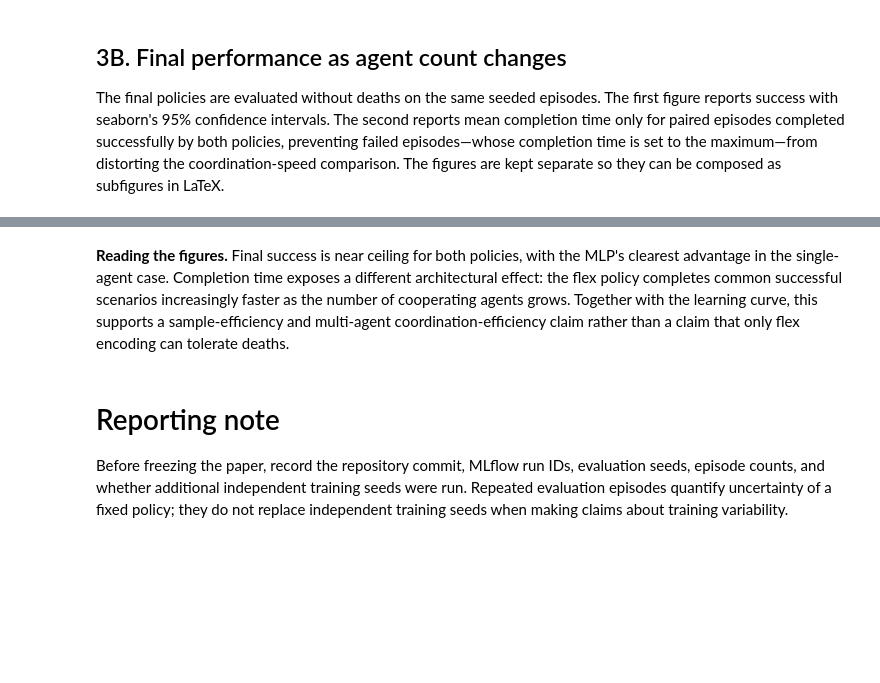
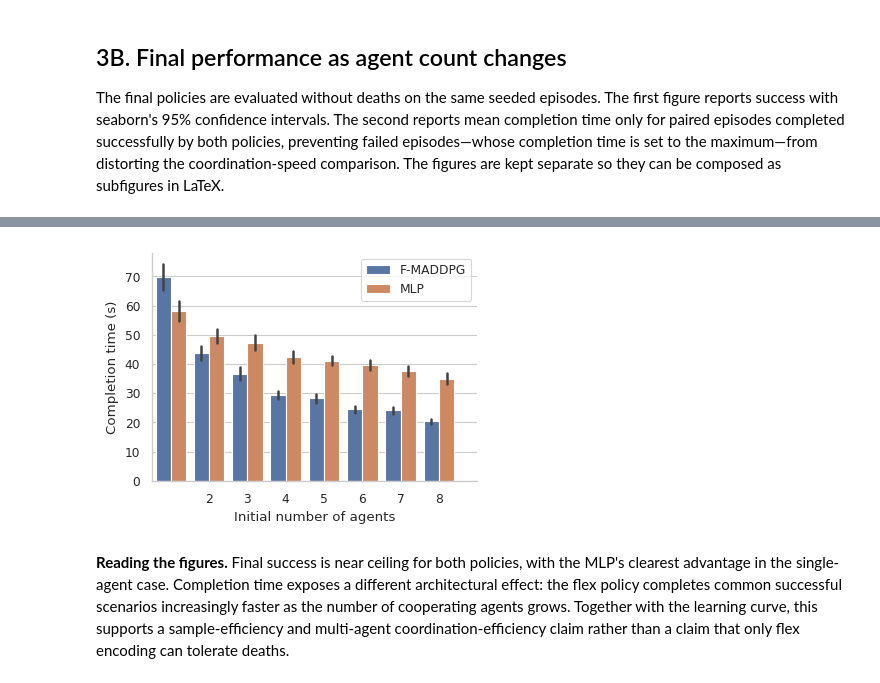
Before and after one commit to Project-GrADyS/data_harvesting, a Jupyter notebook: projects/data-harvesting/analysis/lafusion_2026.ipynb, the cells around one changed output, grey strips where cells are left out. Drawn from its saved outputs; the diff is of its cells as text; code cells hidden in the pictures; blank space fills up the shorter version.

```diff
--- a/projects/data-harvesting/analysis/lafusion_2026.ipynb
+++ b/projects/data-harvesting/analysis/lafusion_2026.ipynb
@@ -252,6 +343,6 @@ completion_episodes = paired_successes.melt(
     value_vars=["flex_time", "mlp_time"],
     var_name="condition",
     value_name="completion_time",
-).replace({"condition": {"flex_time": "Flex Encoder", "mlp_time": "MLP"}})
+).replace({"condition": {"flex_time": "F-MADDPG", "mlp_time": "MLP"}})
 # %%
 fig, ax = plt.subplots(figsize=(4.0, 3.0))
@@ -266,17 +360,15 @@ plt.show()
 # %%
 fig, ax = plt.subplots(figsize=(4.0, 3.0))
 sns.barplot(
     data=completion_episodes, x="num_agents", y="completion_time",
-    hue="condition", hue_order=["Flex Encoder", "MLP"],
+    hue="condition", hue_order=["F-MADDPG", "MLP"],
     errorbar=("ci", 95), ax=ax,
 )
 ax.set(xlabel="Initial number of agents", ylabel="Completion time (s)", xticks=range(1, 9))
 ax.legend(loc="upper right")
 fig.tight_layout()
 plt.show()
+# %% [output]
+[figure, added]
 # %% [markdown]
 **Reading the figures.** Final success is near ceiling for both policies, with the MLP's clearest advantage in the single-agent case. Completion time exposes a different architectural effect: the flex policy completes common successful scenarios increasingly faster as the number of cooperating agents grows. Together with the learning curve, this supports a sample-efficiency and multi-agent coordination-efficiency claim rather than a claim that only flex encoding can tolerate deaths.
-# %% [markdown]
-# Reporting note
-
-Before freezing the paper, record the repository commit, MLflow run IDs, evaluation seeds, episode counts, and whether additional independent training seeds were run. Repeated evaluation episodes quantify uncertainty of a fixed policy; they do not replace independent training seeds when making claims about training variability.
```
Also changed, not shown: parts of 13 cells of this notebook.
